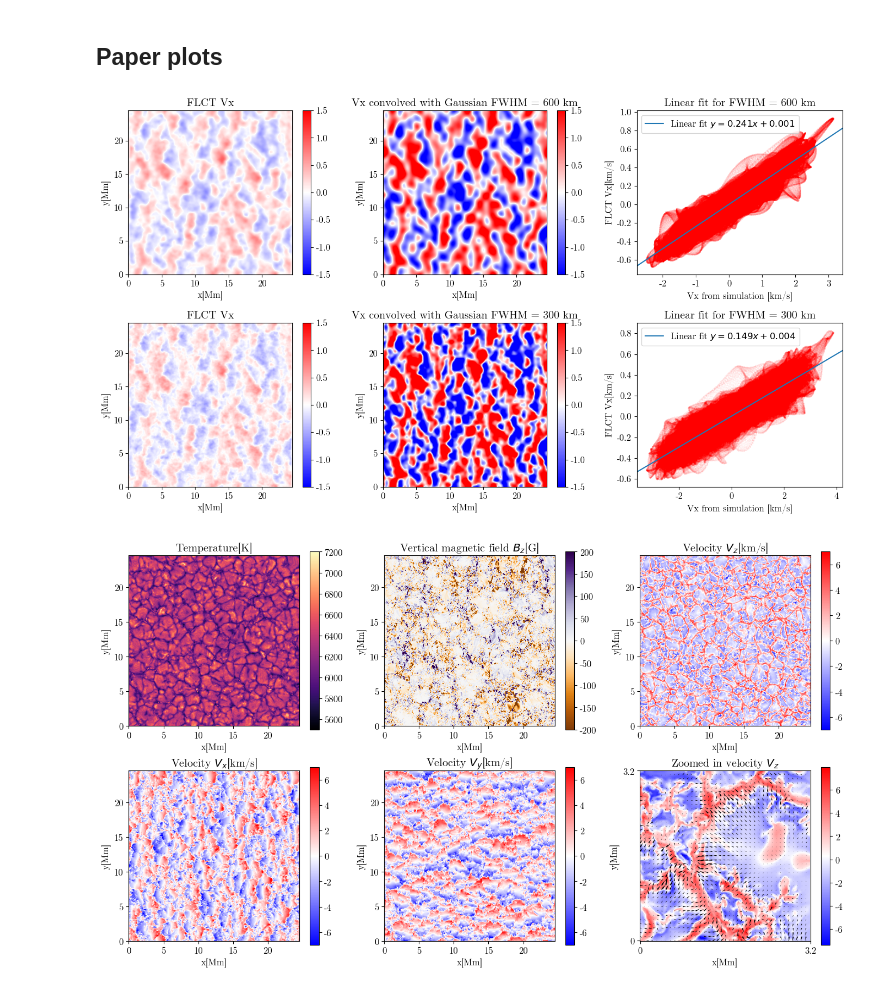
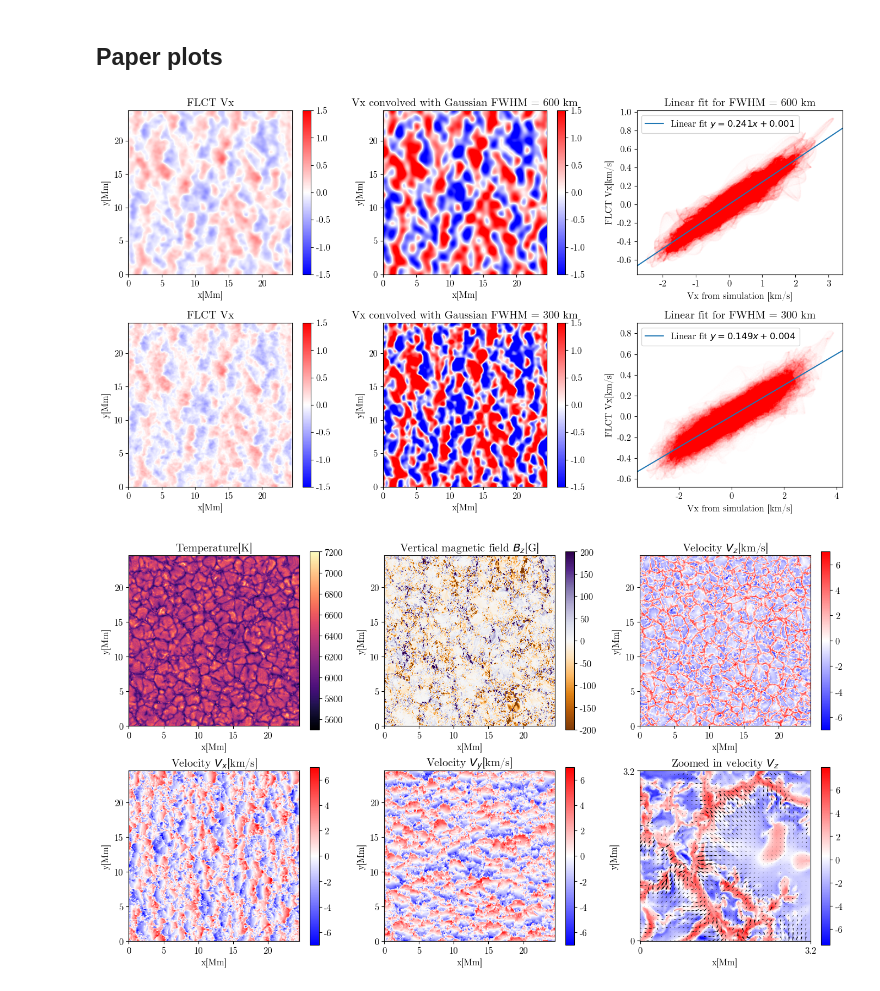
Before and after one commit to TheodoreKostic/Tracking_features, a Jupyter notebook: FirstPaper/TimeAvg.ipynb, the cells around one changed output. Cells and saved outputs as stored; diff of their text form; code cells hidden in the pictures.

```diff
--- a/FirstPaper/TimeAvg.ipynb
+++ b/FirstPaper/TimeAvg.ipynb
@@ -301,7 +301,7 @@ ax3 = f.add_subplot(233)
 ax3.set_title("Linear fit for FWHM = 600 km")
 ax3.set_ylabel("FLCT Vx[km/s]")
 ax3.set_xlabel("Vx from simulation [km/s]")
-ax3.scatter(Vx_filtered22.flatten(), Vx_FLCT_600.flatten(), s = 0.001, color="red")
+ax3.scatter(Vx_filtered22.flatten(), Vx_FLCT_600.flatten(), s = 0.001, alpha = 0.05, color="red")
 m1, b1, *_ = linregress(Vx_filtered22.flatten(), Vx_FLCT_600.flatten())
 ax3.axline(xy1=(0, b1), slope=m1, label=f'Linear fit $y = {m1:.3f}x {b1:+.3f}$')
 plt.legend()
@@ -309,35 +309,35 @@ plt.legend()
 #ax4 = plt.subplot2grid((4,3), (1,0))
 ax4 = f.add_subplot(234)
 ax4.set_title("FLCT Vx")
 ax4.set_xlabel("x[Mm]")
 ax4.set_ylabel("y[Mm]")
 im4 = ax4.imshow(Vx_FLCT_300[:, :], origin='lower', cmap = "bwr", extent = (0, 24.536, 0, 24.536), vmin = -1.5, vmax = 1.5)
 plt.colorbar(im4)
 
 #ax5 = plt.subplot2grid((4,3), (1,1))
 ax5 = f.add_subplot(235)
 ax5.set_title("Vx convolved with Gaussian FWHM = 300 km")
 ax5.set_xlabel("x[Mm]")
 ax5.set_ylabel("y[Mm]")
 im5 = ax5.imshow(Vx_filtered11[:, :], origin='lower', cmap = "bwr", extent = (0, 24.536, 0, 24.536), vmin = -1.5, vmax = 1.5)
 plt.colorbar(im5)
 
 #ax6 = plt.subplot2grid((4,3), (1,2))
 ax6 = f.add_subplot(236)
 ax6.set_title("Linear fit for FWHM = 300 km")
 ax6.set_ylabel("FLCT Vx[km/s]")
 ax6.set_xlabel("Vx from simulation [km/s]")
-ax6.scatter(Vx_filtered11.flatten(), Vx_FLCT_300.flatten(), s = 0.001, color="red")
+ax6.scatter(Vx_filtered11.flatten(), Vx_FLCT_300.flatten(), s = 0.001, alpha = 0.05, color="red")
 m2, b2, *_ = linregress(Vx_filtered11.flatten(), Vx_FLCT_300.flatten())
 ax6.axline(xy1=(0, b2), slope=m2, label=f'Linear fit $y = {m2:.3f}x {b2:+.3f}$')
 plt.legend()
 
 
 
 plt.tight_layout()
 plt.savefig("300_600_comp.png", dpi = 150, bbox_inches = 'tight')
 # %% [output]
-[figure, old version]
+[figure, new version]
 # %%
 first = np.fromfile("tau_slice_1.000.000000", dtype = "float32")
 first_ = first[4:].reshape(11, 1536, 1536)
```
Also changed, not shown: parts of 20 cells of this notebook.
